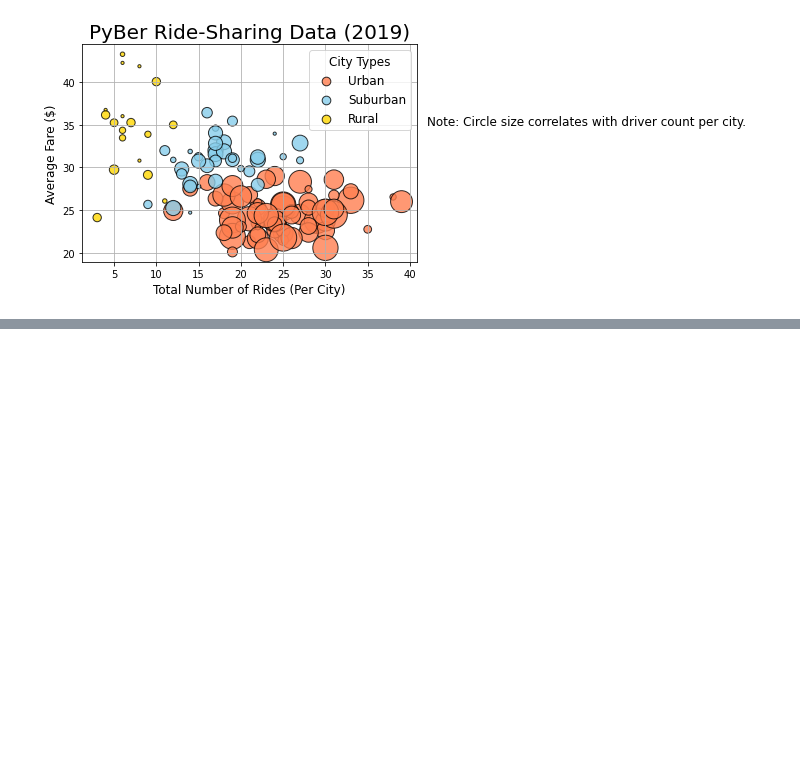
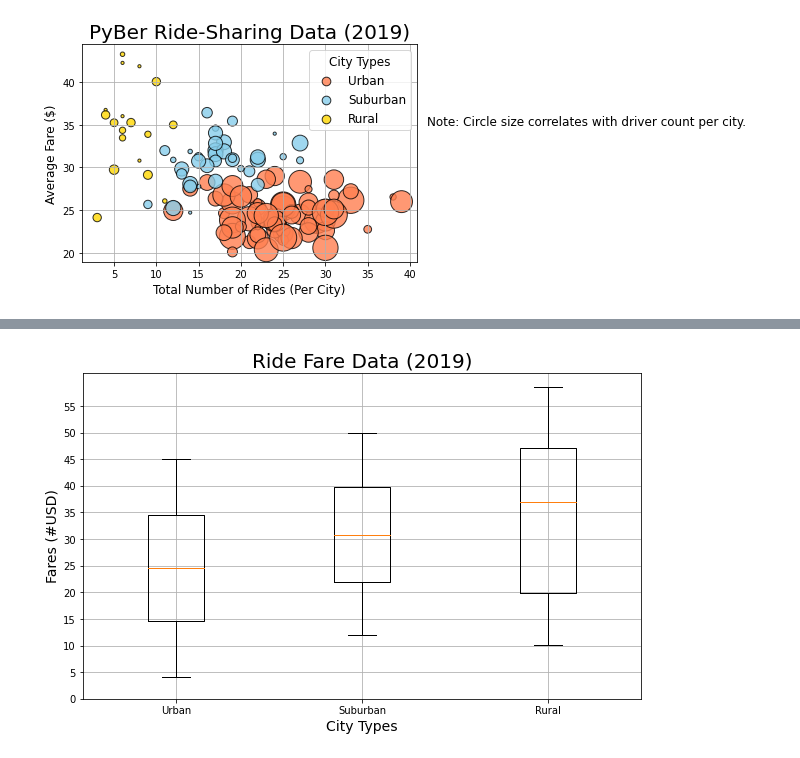
Before and after one commit to mein0819/PyBer_Analysis, a Jupyter notebook: PyBer.ipynb, the cells around one changed output, grey strips where cells are left out. Saved outputs shown, nothing was run; the diff lists cells and outputs as text; code cells hidden in the pictures; blank space fills up the shorter version.

```diff
--- a/PyBer.ipynb
+++ b/PyBer.ipynb
@@ -280,0 +421,13 @@ plt.show()
+# %%
+# Get mean, median, mode for suburban and rural fares
+
+suburban_fares = suburban_cities_df["fare"]
+rural_fares = rural_cities_df["fare"]
+
+mean_suburban_fares = np.mean(suburban_fares)
+median_suburban_fares = np.median(suburban_fares)
+mode_suburban_fares = sts.mode(suburban_fares)
+
+mean_rural_fares = np.mean(rural_fares)
+median_rural_fares = np.median(rural_fares)
+mode_rural_fares = sts.mode(rural_fares)
@@ -280,0 +498,16 @@ plt.show()
+# %%
+# Add all ride count box-and-whisker plots to the same graph.
+x_labels = ["Urban", "Suburban","Rural"]
+ride_fare_data = [urban_fares, suburban_fares, rural_fares]
+fig, ax = plt.subplots(figsize=(10, 6))
+ax.set_title('Ride Fare Data (2019)',fontsize=20)
+ax.set_ylabel('Fares (#USD)',fontsize=14)
+ax.set_xlabel("City Types",fontsize=14)
+ax.boxplot(ride_fare_data, labels=x_labels)
+ax.set_yticks(np.arange(0, 56, step=5.0))
+ax.grid()
+# Save the figure.
+plt.savefig("analysis/Fig3.png")
+plt.show()
+# %% [output]
+[figure, added]
```
Also changed, not shown: parts of 22 cells of this notebook.
